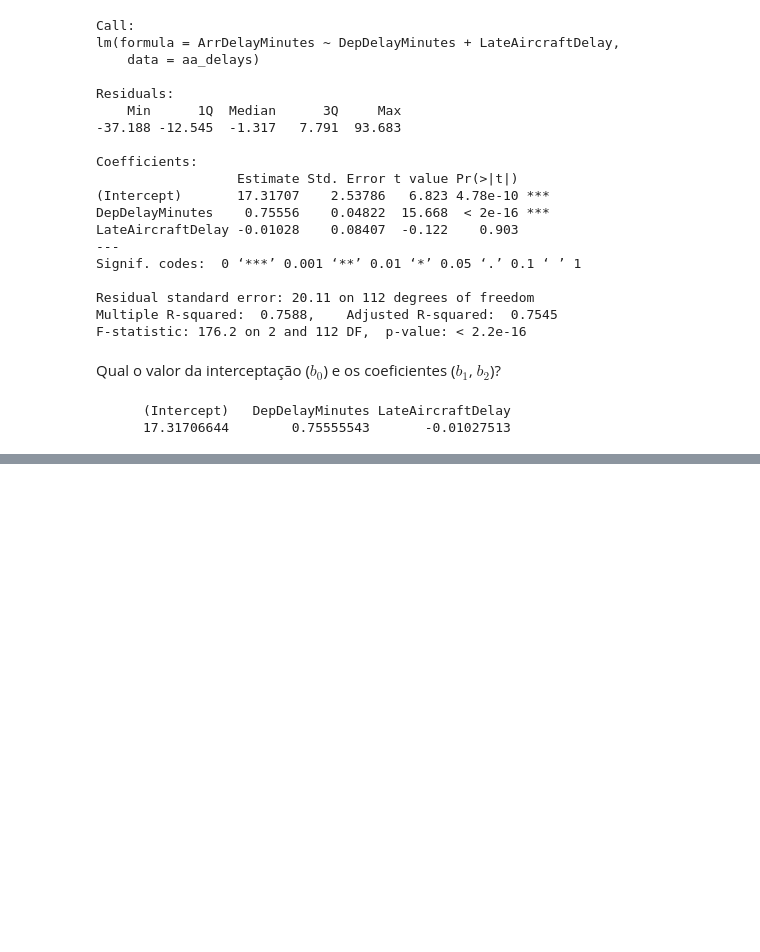
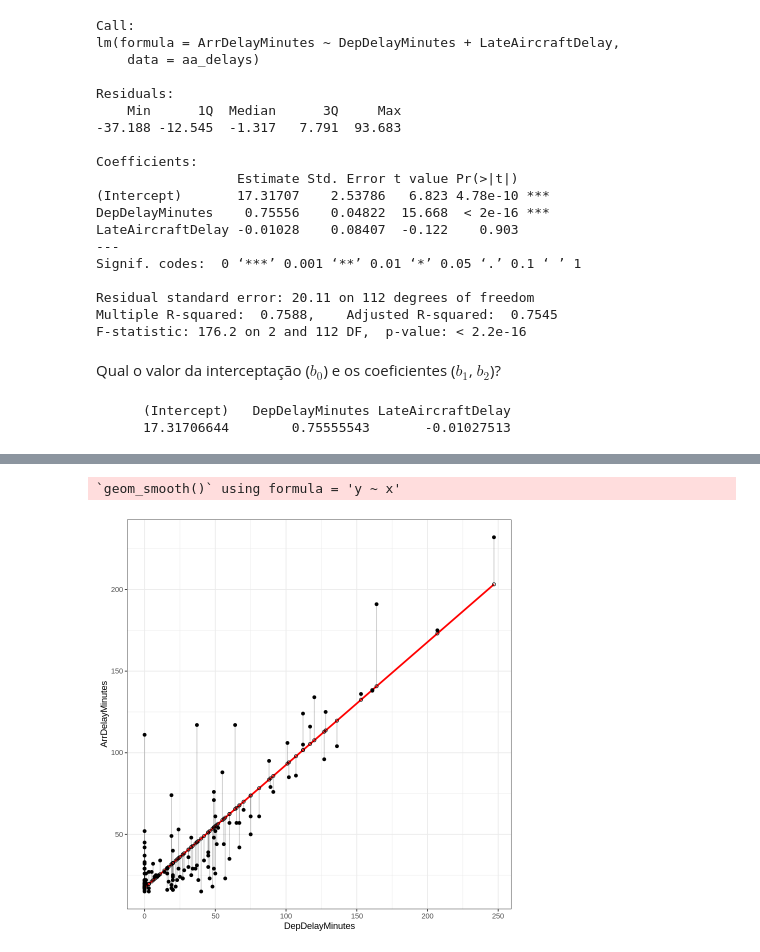
Before and after one commit to Code-Lipe/model_development_tidyverse, a Jupyter notebook: model_development.ipynb, the cells around one changed output, grey strips where cells are left out. Saved outputs shown, nothing was run; the diff lists cells and outputs as text; code cells hidden in the pictures; blank space fills up the shorter version.

```diff
--- a/model_development.ipynb
+++ b/model_development.ipynb
@@ -211,0 +341,15 @@ mlr$coefficients
+# %%
+aa_delays <- sub_airline %>%
+  filter(CarrierDelay != "NA", Reporting_Airline == "AA")
+score_model <- lm(ArrDelayMinutes ~ DepDelayMinutes, data = aa_delays)
+aa_delays$predicted <- predict(score_model)
+
+ggplot(aa_delays, aes(x = DepDelayMinutes, y = ArrDelayMinutes)) +
+  geom_smooth(method = "lm", se = FALSE, color = "red") +  # Plotar inclinação de regressão
+  geom_segment(aes(xend = DepDelayMinutes, yend = predicted), alpha = .2) +  # alfa para esmaecer linhas
+  geom_point() +
+  geom_point(aes(y = predicted), shape = 1) +
+  theme_bw()  # Adicione tema para uma aparência mais limpa
+# %% [output]
+`geom_smooth()` using formula = 'y ~ x'
+[figure, added]
```
Also changed, not shown: parts of 63 cells of this notebook.
